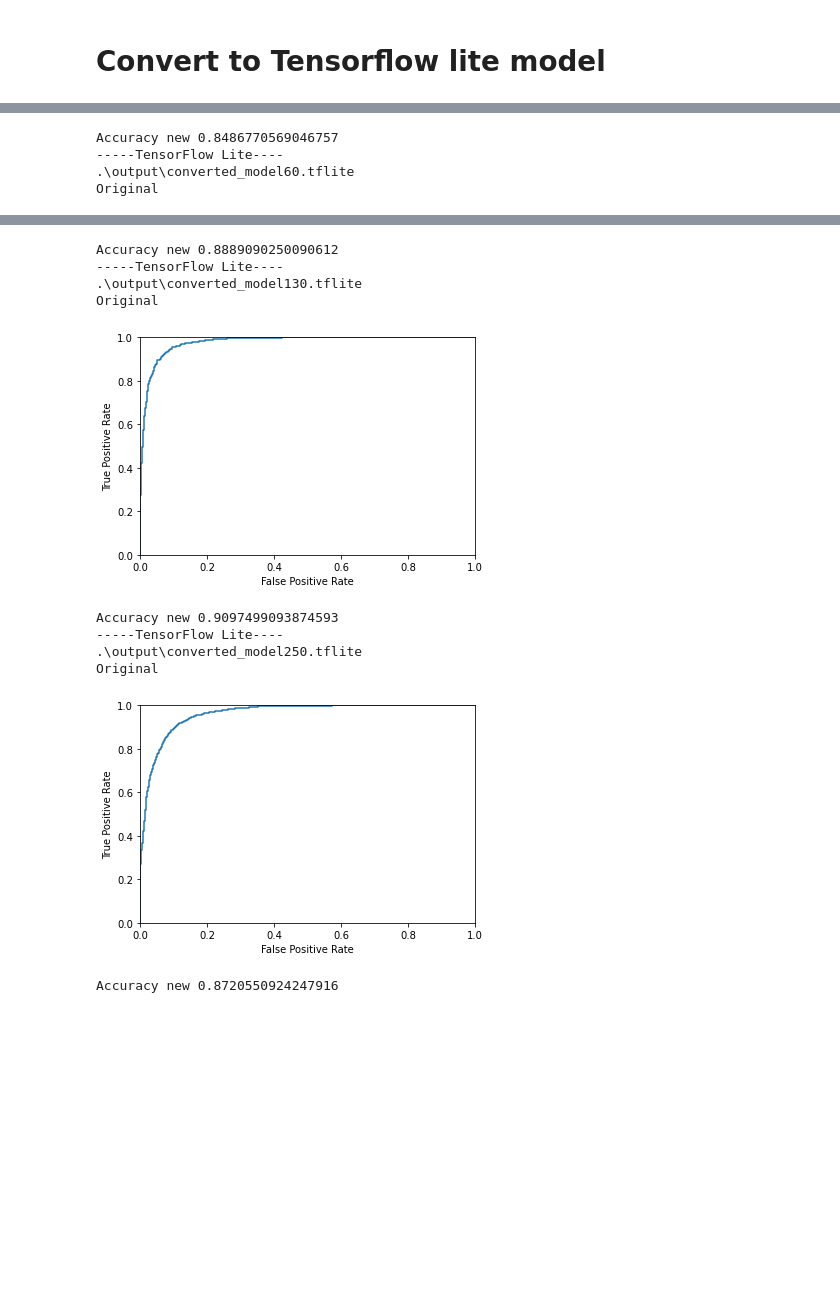
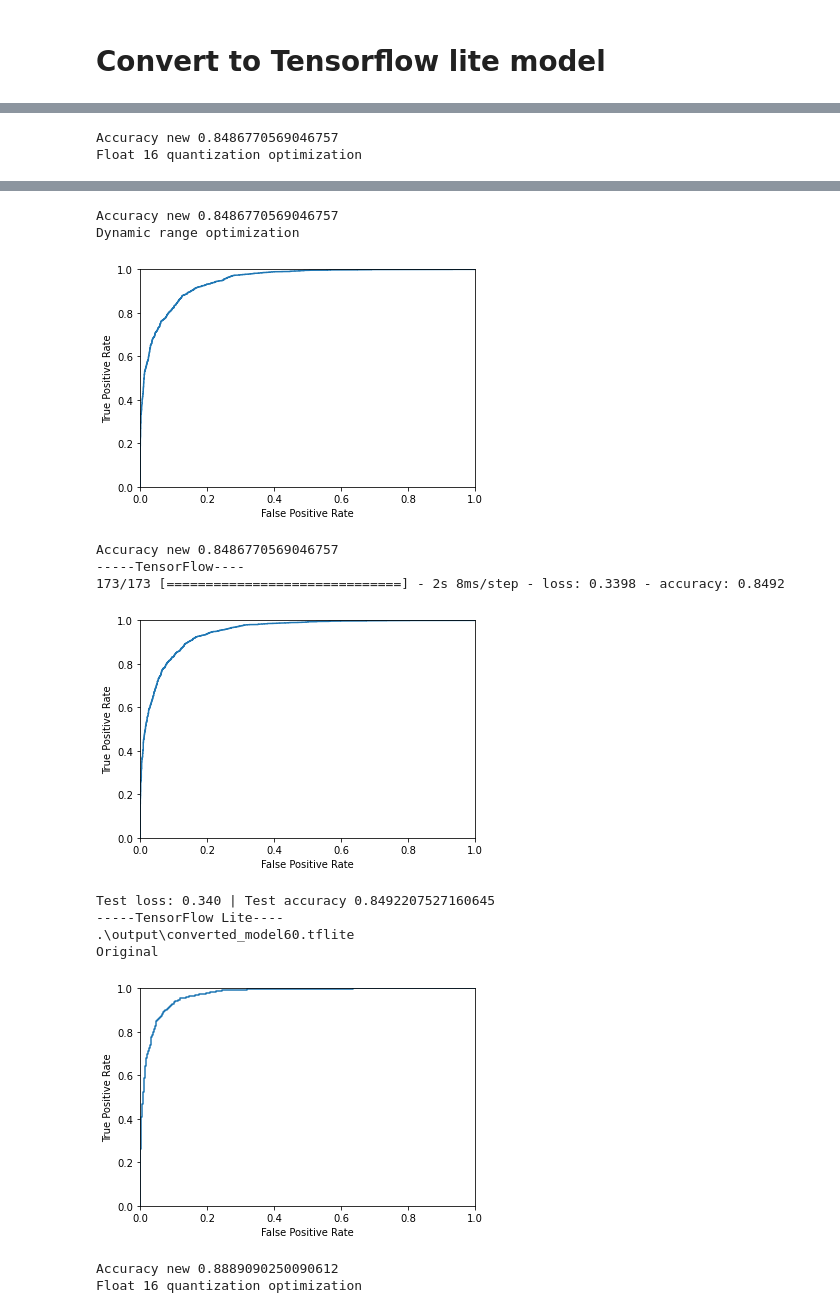
Before and after one commit to carolienbraams/Biometrics_group5, a Jupyter notebook: .~Case_Siamese_NN_Face_Recognition.ipynb, the cells around one changed output, grey strips where cells are left out. Cells and saved outputs as stored; diff of their text form; code cells hidden in the pictures; blank space fills up the shorter version.

Commit message:
with optimizations

```diff
--- a/.~Case_Siamese_NN_Face_Recognition.ipynb
+++ b/.~Case_Siamese_NN_Face_Recognition.ipynb
@@ -584,36 +584,41 @@ for i in range(len(output_model)):
     print(output_model[i])
     print("Original")
     # Original optimizations
-    convert_model(saved_models[i], output_model[i])
-    output_data = interpret_model(output_model[i], pairTest)
-    np.savetxt(output_model[i]+"out.csv",output_data, delimiter=",")
-
-    # Choose closest integer
+    # convert_model(saved_models[i], output_model[i])
+    # output_data = interpret_model(output_model[i], pairTest)
+    # np.savetxt(output_model[i]+"out.csv",output_data, delimiter=",")
+    output_data = np.genfromtxt(output_model[i]+"out.csv", delimiter=",")
     model_metrics(labelTest, output_data)
 
 
 
-    # print("Float 16 quantization optimization")
+    print("Float 16 quantization optimization")
     # convert_model_optimized_float16(saved_models[i], tflite_model_file_optimized_float[i])
     # output_data = interpret_model(tflite_model_file_optimized_float[i], pairTest)
-
-    # model_metrics(labelTest, output_data)
+    # np.savetxt(tflite_model_file_optimized_float[i]+"out.csv",output_data, delimiter=",")
+    output_data = np.genfromtxt(output_model[i]+"out.csv", delimiter=",")
+    model_metrics(labelTest, output_data)
 
 
-    # # TensorFlow
-    # print("-----TensorFlow----")
-    # model = load_model(saved_models[i])
-    # preds = model.predict([pairTest[:, 0], pairTest[:, 1]])
-    # model_20_test = model.evaluate([pairTest[:, 0], pairTest[:, 1]], labelTest[:])
-    # fpr , tpr , thresholds = roc_curve( labelTest, preds)
-    # plot_roc_curve (fpr,tpr)
-    # print(f"Test loss: {model_20_test[0]:.3f} | Test accuracy {model_20_test[1]}")
+    print("Dynamic range optimization")
+    # convert_model_optimized_drq(saved_models[i], tflite_model_file_optimized_drq[i])
+    # output_data = interpret_model(tflite_model_file_optimized_drq[i], pairTest)
+    # np.savetxt(tflite_model_file_optimized_drq[i]+"out.csv",output_data, delimiter=",")
+    output_data = np.genfromtxt(output_model[i]+"out.csv", delimiter=",")
+    model_metrics(labelTest, output_data)
+
+    # TensorFlow
+    print("-----TensorFlow----")
+    model = load_model(saved_models[i])
+    preds = model.predict([pairTest[:, 0], pairTest[:, 1]])
+    model_20_test = model.evaluate([pairTest[:, 0], pairTest[:, 1]], labelTest[:])
+    fpr , tpr , thresholds = roc_curve( labelTest, preds)
+    plot_roc_curve (fpr,tpr)
+    print(f"Test loss: {model_20_test[0]:.3f} | Test accuracy {model_20_test[1]}")
 # %% [output]
 -----TensorFlow Lite----
 .\output\converted_model20.tflite
 Original
 [figure]
 Accuracy new 0.8486770569046757
------TensorFlow Lite----
-.\output\converted_model60.tflite
-Original
+Float 16 quantization optimization
@@ -621,11 +626,14 @@ Original
-Accuracy new 0.8889090250090612
------TensorFlow Lite----
-.\output\converted_model130.tflite
-Original
+Accuracy new 0.8486770569046757
+Dynamic range optimization
-[figure, old version]
+[figure, new version]
-Accuracy new 0.9097499093874593
------TensorFlow Lite----
-.\output\converted_model250.tflite
-Original
+Accuracy new 0.8486770569046757
+-----TensorFlow----
+173/173 [==============================] - 2s 8ms/step - loss: 0.3398 - accuracy: 0.8492
-[figure, old version]
+[figure, new version]
-Accuracy new 0.8720550924247916
+Test loss: 0.340 | Test accuracy 0.8492207527160645
+-----TensorFlow Lite----
+.\output\converted_model60.tflite
+Original
+[figure, added]
+Accuracy new 0.8889090250090612
+Float 16 quantization optimization
```
Also changed, not shown: parts of 1 cell of this notebook.
